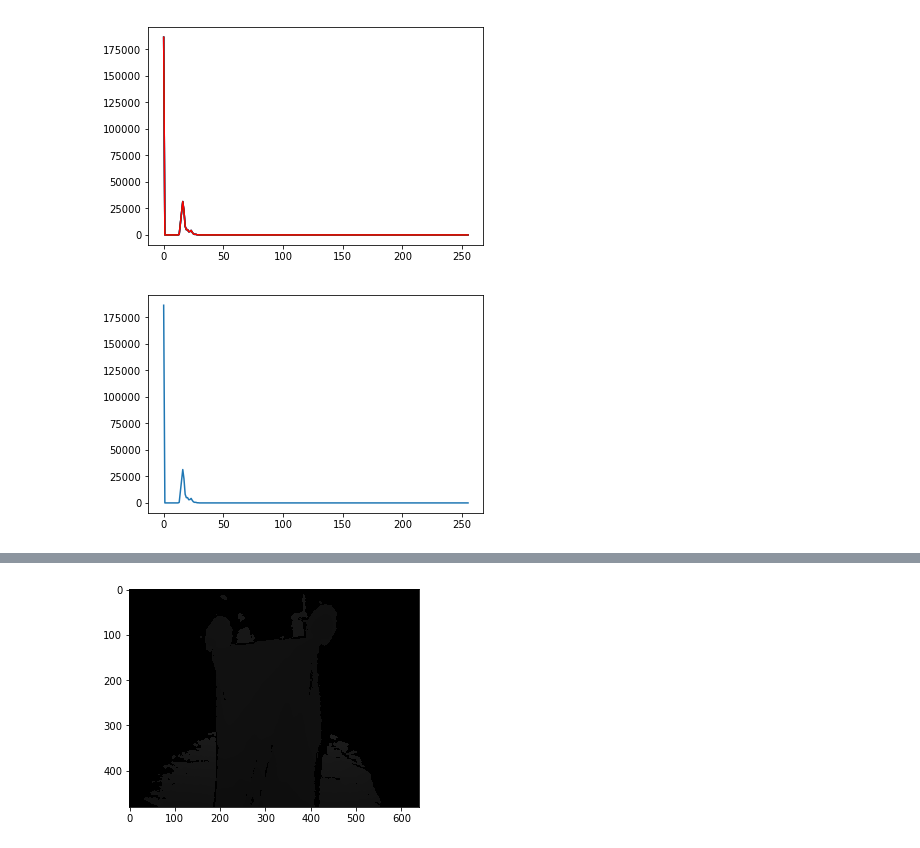
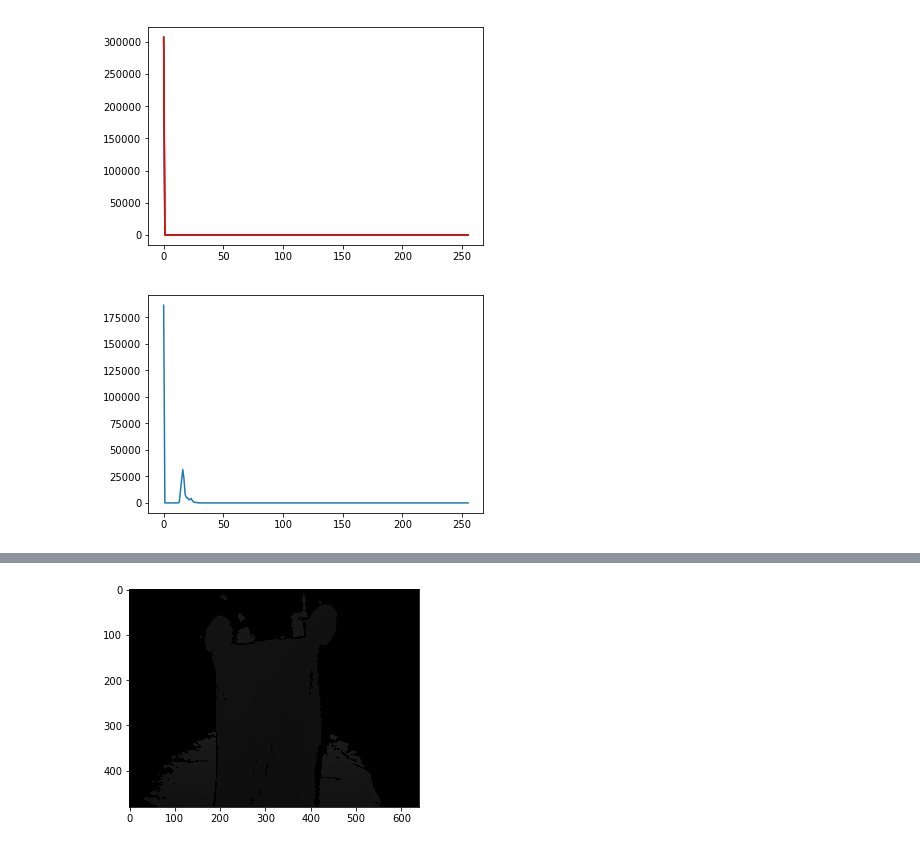
Before and after one commit to rmqlife/deformable, a Jupyter notebook: depth_feature.ipynb, the cells around one changed output, grey strips where cells are left out. Saved outputs shown, nothing was run; the diff lists cells and outputs as text; code cells hidden in the pictures.

```diff
--- a/depth_feature.ipynb
+++ b/depth_feature.ipynb
@@ -77,21 +15,21 @@ rgblist = get_filelist('cloth/rgb')
 # %%
 import cv2
 import matplotlib.pyplot as plt
 
 i = 1
 depth = cv2.imread(depthlist[i])
 
 color = ('b','g','r')
 for i,col in enumerate(color):
-    histr = cv2.calcHist([depth],[i],None,[256],[0,256])
+    histr = cv2.calcHist([depth],[i],None,[256],[0,8000])
     plt.plot(histr,color = col)
 
 plt.show()
 
 gray = cv2.cvtColor(depth,cv2.COLOR_BGR2GRAY)
 hist = cv2.calcHist([gray],[0],None,[256],[0,256])
 plt.plot(hist)
 plt.show()
 # %% [output]
-[figure, old version]
+[figure, new version]
 [figure]
```
Also changed, not shown: parts of 3 cells of this notebook, 3 other files.
